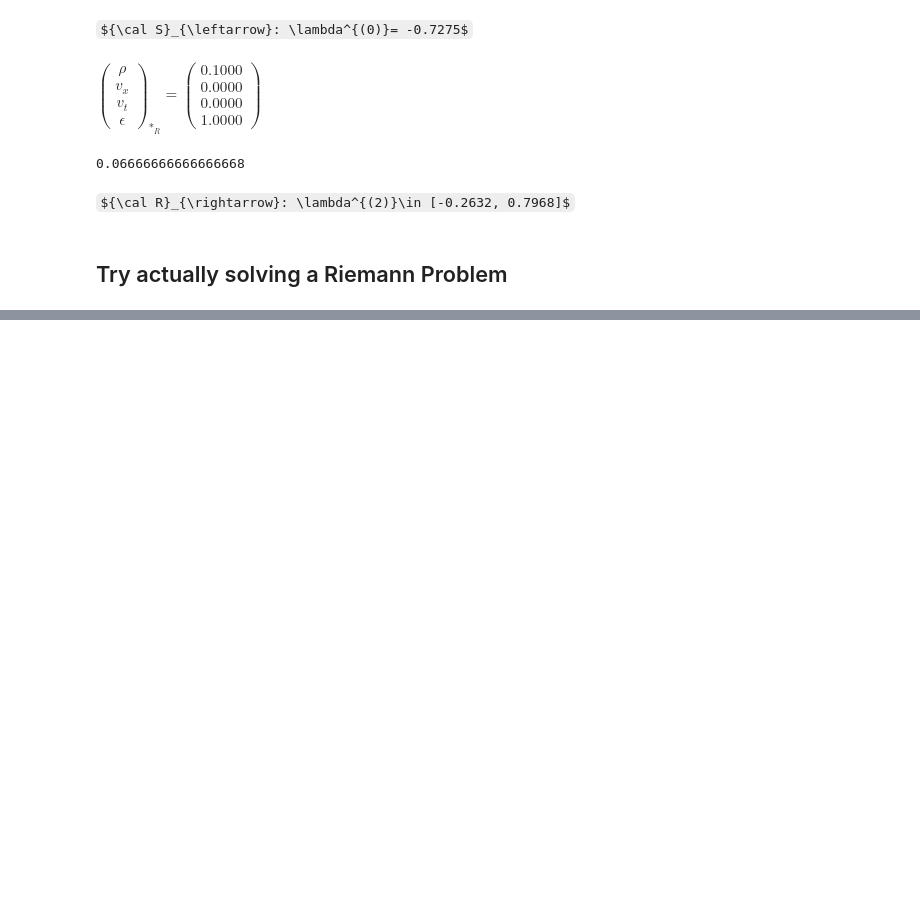
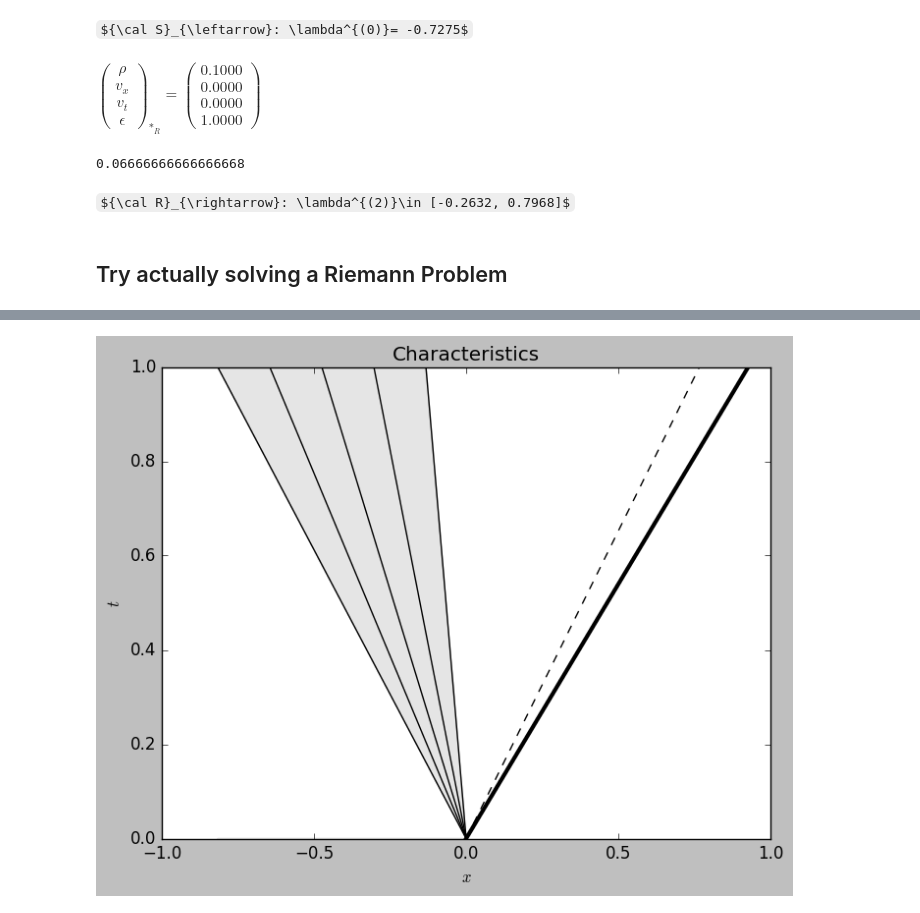
Before and after one commit to harpolea/r3d2, a Jupyter notebook: Riemann-Problem-Testing.ipynb, the cells around one changed output, grey strips where cells are left out. Cells and saved outputs as stored; diff of their text form; code cells hidden in the pictures; some formulas as TeX source; blank space fills up the shorter version.

```diff
--- a/Riemann-Problem-Testing.ipynb
+++ b/Riemann-Problem-Testing.ipynb
@@ -61,0 +97,5 @@ $\begin{cases} \begin{pmatrix} \rho \\ v_x \\ v_t \\ \epsilon \end{pmatrix}_{L}
+# %%
+display(test_3_rp)
+display_svg(test_3_rp)
+# %% [output]
+[figure, added]
```
Also changed, not shown: parts of 12 cells of this notebook, 1 other file.
